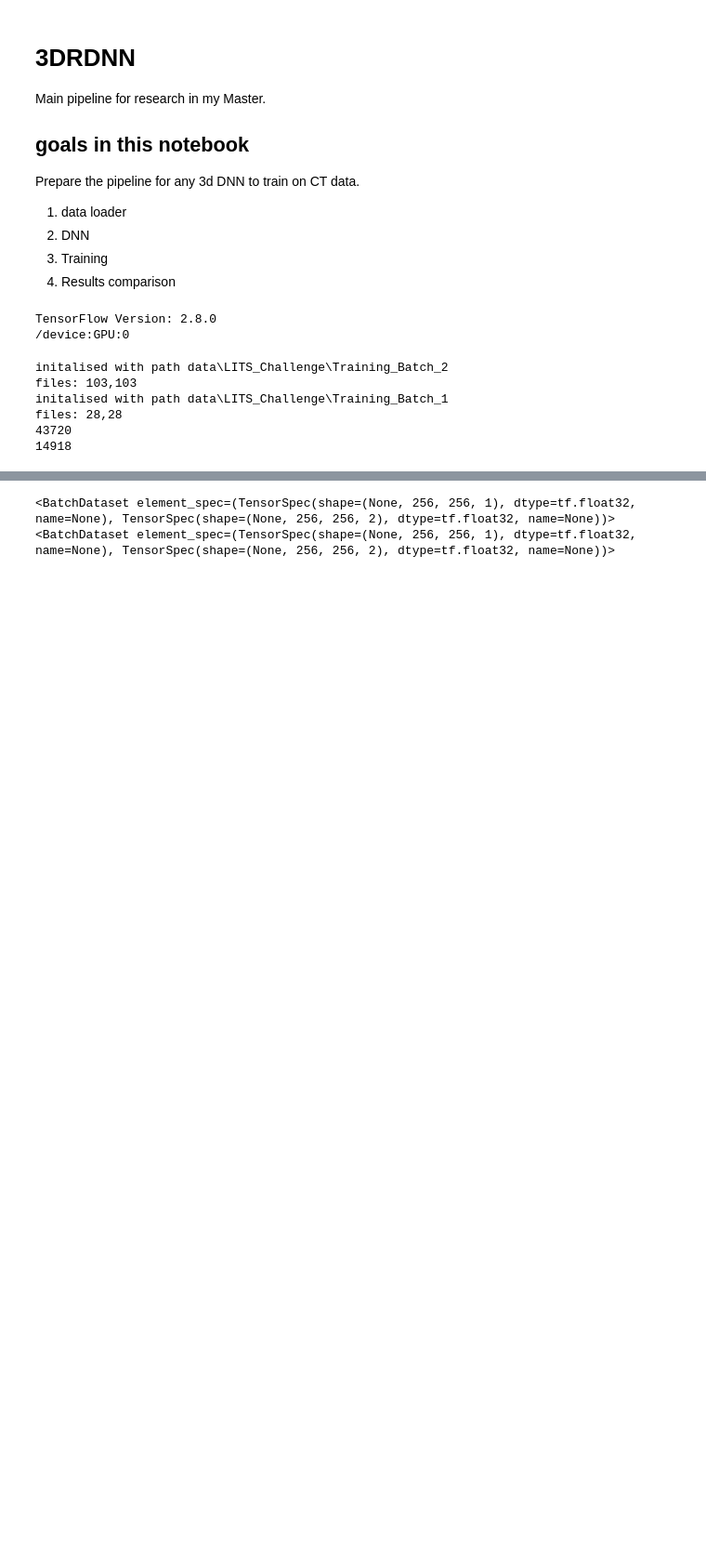
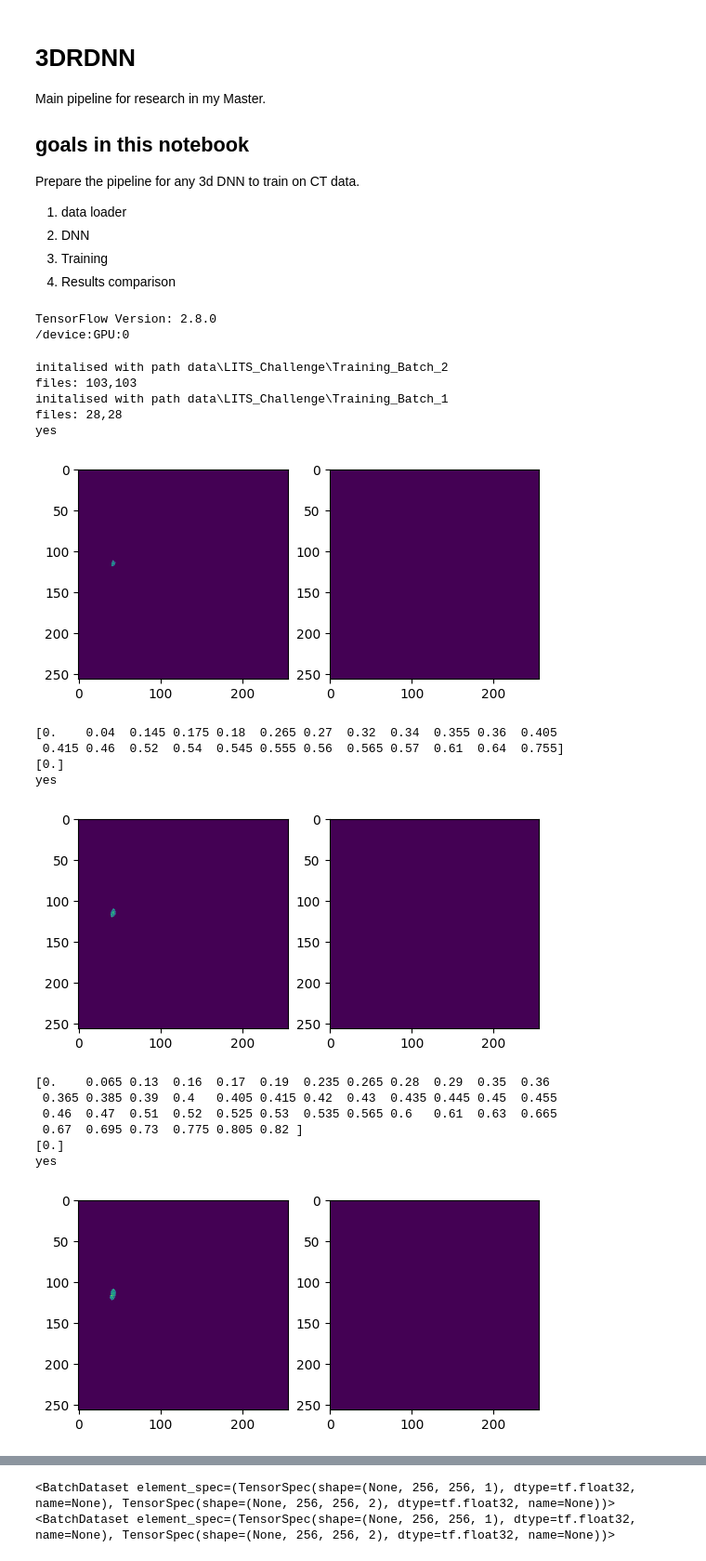
Before and after one commit to Kaczmarekrr/3DRDNN, a Jupyter notebook: pipeline_lesion_segmentation.ipynb, the cells around one changed output, grey strips where cells are left out. Shown at 93% size. Saved outputs shown, nothing was run; the diff lists cells and outputs as text; code cells hidden in the pictures; blank space fills up the shorter version.

```diff
--- a/pipeline_lesion_segmentation.ipynb
+++ b/pipeline_lesion_segmentation.ipynb
@@ -31,45 +29,54 @@ else:
 TensorFlow Version: 2.8.0
 /device:GPU:0
 # %%
-# Data loader
-from utils import data_loader
-
 # Data loader
 from utils import data_loader
 
 path_train = "data\LITS_Challenge\Training_Batch_2"
 path_valid = "data\LITS_Challenge\Training_Batch_1"
 
 loader_train = data_loader.NiiDataLoader(path_train)
 loader_valid = data_loader.NiiDataLoader(path_valid)
 
-train_generator = loader_train.data_generator_2d()
-valid_generator = loader_valid.data_generator_2d()
+train_generator = loader_train.data_generator_2d_lesion()
+valid_generator = loader_valid.data_generator_2d_lesion()
 
 
 
 
-"""
+
 #counter_train = loader_train.generator_data_len()
 #counter_valid = loader_valid.generator_data_len()
 counter_train = 0
 counter_valid = 0
 
 for x in train_generator:
     counter_train += 1
 
 for x in valid_generator:
-    counter_valid += 1"""
+    counter_valid += 1
 
-counter_train = 43720
-counter_valid = 14918
+#counter_train = 43720
+#counter_valid = 14918
 
 print(counter_train)
 print(counter_valid)
 # %% [output]
 initalised with path data\LITS_Challenge\Training_Batch_2
 files: 103,103
 initalised with path data\LITS_Challenge\Training_Batch_1
 files: 28,28
-43720
-14918
+yes
+[figure, added]
+[0.    0.04  0.145 0.175 0.18  0.265 0.27  0.32  0.34  0.355 0.36  0.405
+ 0.415 0.46  0.52  0.54  0.545 0.555 0.56  0.565 0.57  0.61  0.64  0.755]
+[0.]
+yes
+[figure, added]
+[0.    0.065 0.13  0.16  0.17  0.19  0.235 0.265 0.28  0.29  0.35  0.36
+ 0.365 0.385 0.39  0.4   0.405 0.415 0.42  0.43  0.435 0.445 0.45  0.455
+ 0.46  0.47  0.51  0.52  0.525 0.53  0.535 0.565 0.6   0.61  0.63  0.665
+ 0.67  0.695 0.73  0.775 0.805 0.82 ]
+[0.]
+yes
+[figure, added]
```
Also changed, not shown: parts of 4 cells of this notebook, 1 other file.
